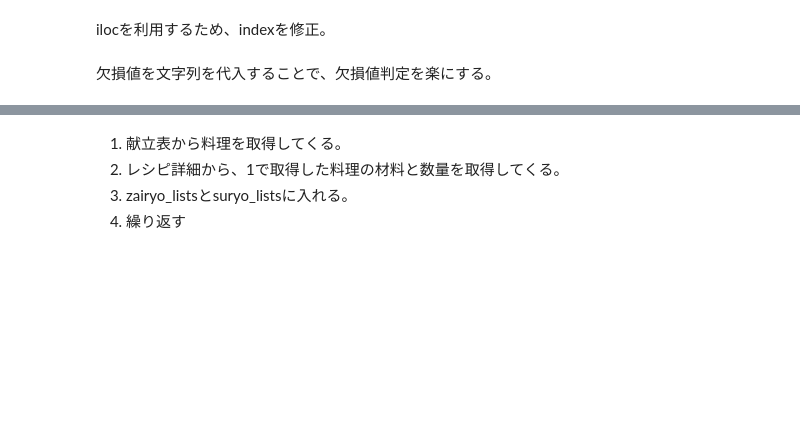
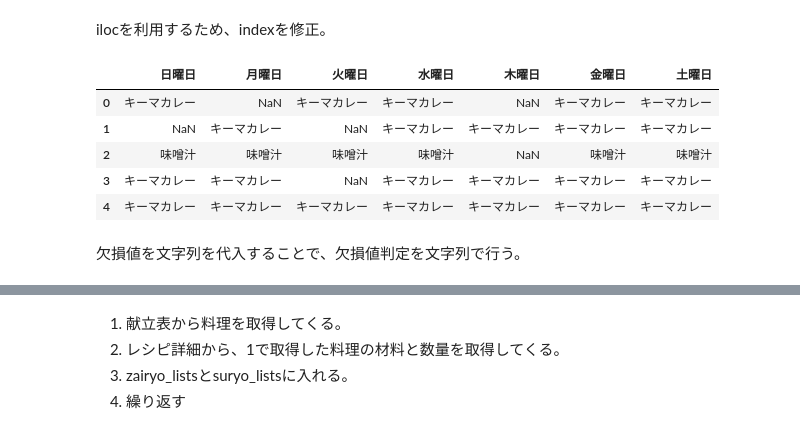
Before and after one commit to oYasuiHaruki/Colaboratory, a Jupyter notebook: 献立自動化.ipynb, the cells around one changed output, grey strips where cells are left out. Drawn from its saved outputs; the diff is of its cells as text; code cells hidden in the pictures; blank space fills up the shorter version.

```diff
--- a/献立自動化.ipynb
+++ b/献立自動化.ipynb
@@ -42,7 +74,15 @@ kondate_hyo.columns = ['日曜日',
 ilocを利用するため、indexを修正。
 # %%
 kondate_hyo.reset_index(inplace = True, drop = True)
+kondate_hyo.head()
+# %% [output]
+|  | 日曜日 | 月曜日 | 火曜日 | 水曜日 | 木曜日 | 金曜日 | 土曜日 |
+| 0 | キーマカレー | NaN | キーマカレー | キーマカレー | NaN | キーマカレー | キーマカレー |
+| 1 | NaN | キーマカレー | NaN | キーマカレー | キーマカレー | キーマカレー | キーマカレー |
+| 2 | 味噌汁 | 味噌汁 | 味噌汁 | 味噌汁 | NaN | 味噌汁 | 味噌汁 |
+| 3 | キーマカレー | キーマカレー | NaN | キーマカレー | キーマカレー | キーマカレー | キーマカレー |
+| 4 | キーマカレー | キーマカレー | キーマカレー | キーマカレー | キーマカレー | キーマカレー | キーマカレー |
 # %% [markdown]
-欠損値を文字列を代入することで、欠損値判定を楽にする。
+欠損値を文字列を代入することで、欠損値判定を文字列で行う。
 # %%
 kondate_hyo.fillna(value = "なし", inplace = True)
```
Also changed, not shown: parts of 7 cells of this notebook.
